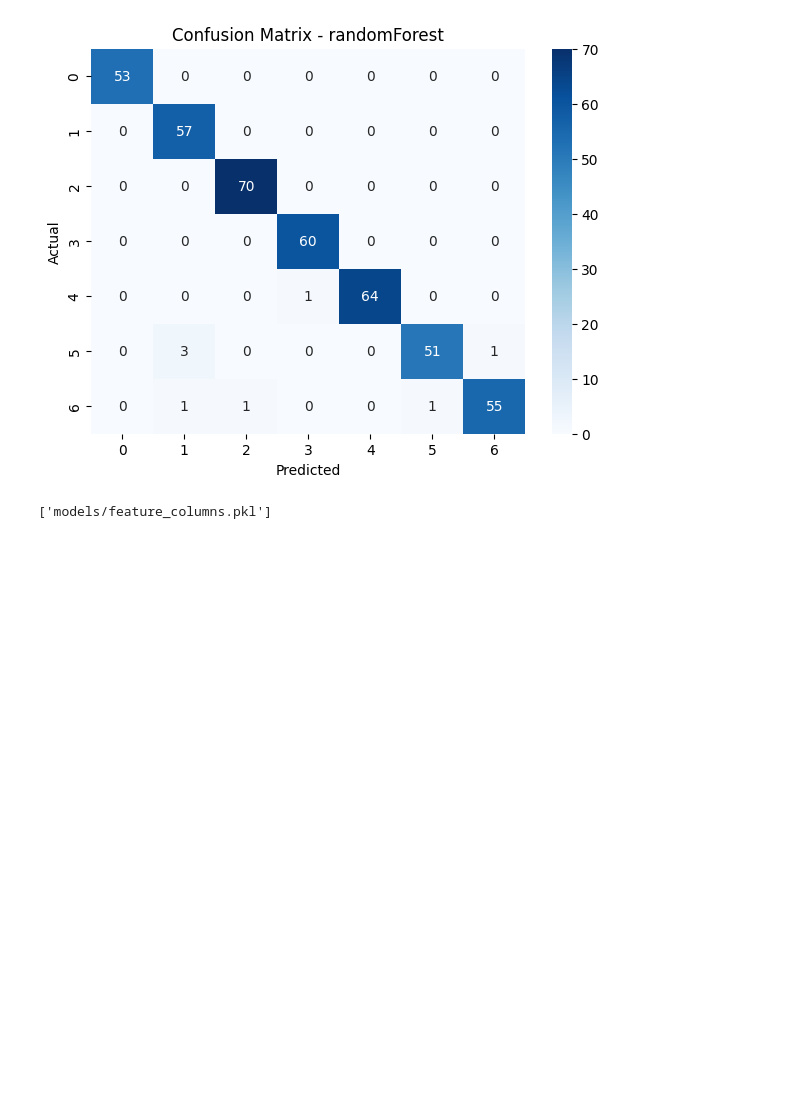
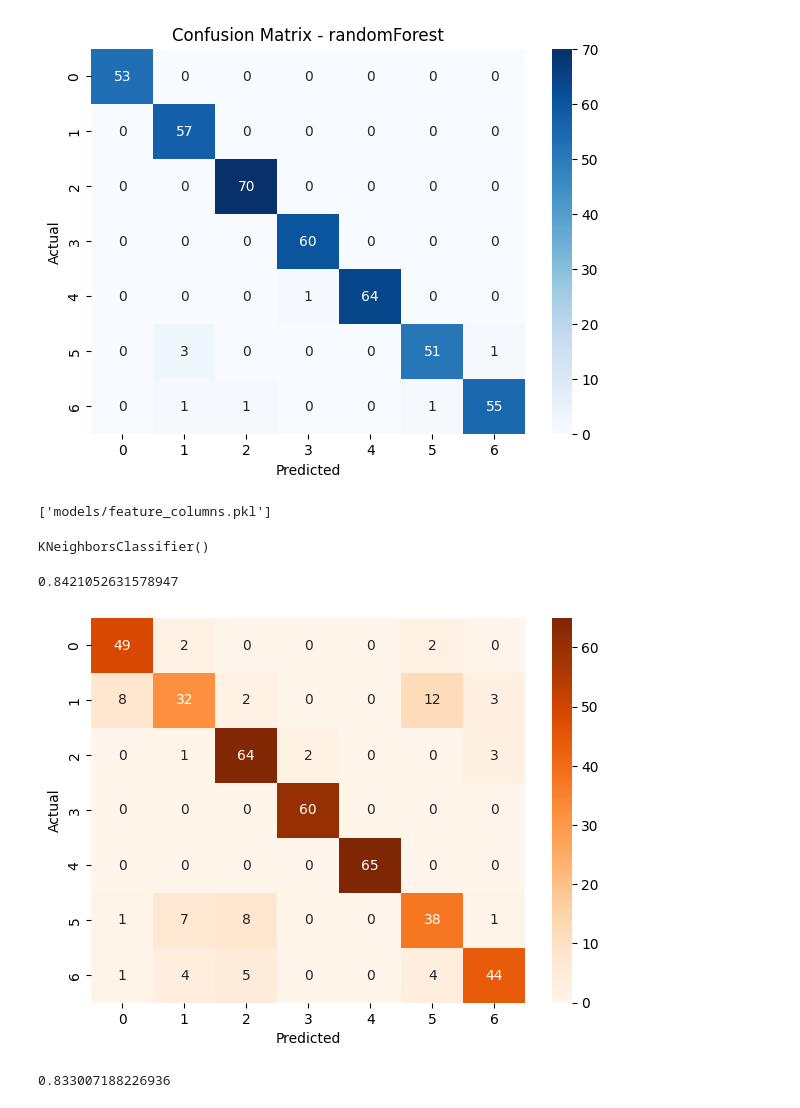
Before and after one commit to fahadkhan007/Obesity-prediction-app, a Jupyter notebook: modelnb/model_Training.ipynb, the cells around one changed output. Cells and saved outputs as stored; diff of their text form; code cells hidden in the pictures; blank space fills up the shorter version.

Commit message:
trained the knn model

```diff
--- a/modelnb/model_Training.ipynb
+++ b/modelnb/model_Training.ipynb
@@ -84,3 +85,29 @@ feature_cols=X_train.columns.tolist()
 joblib.dump(feature_cols, 'models/feature_columns.pkl')
 # %% [output]
 ['models/feature_columns.pkl']
+# %%
+knn=KNeighborsClassifier(n_neighbors=5)
+# %%
+knn.fit(X_train, y_train)
+# %% [output]
+KNeighborsClassifier()
+# %%
+knn_pred=knn.predict(X_test)
+# %%
+accuracy_score(knn_pred,y_test)
+# %% [output]
+0.8421052631578947
+# %%
+cm_knn=confusion_matrix(y_test,knn_pred)
+plt.figure(figsize=(7,5))
+sns.heatmap(cm_knn,annot=True,cmap="Oranges",fmt="d")
+plt.xlabel("Predicted")
+plt.ylabel("Actual")
+plt.show()
+# %% [output]
+[figure, added]
+# %%
+f1_knn=f1_score(y_test,knn_pred,average='macro')
+f1_knn
+# %% [output]
+0.833007188226936
```
Also changed, not shown: parts of 2 cells of this notebook.
